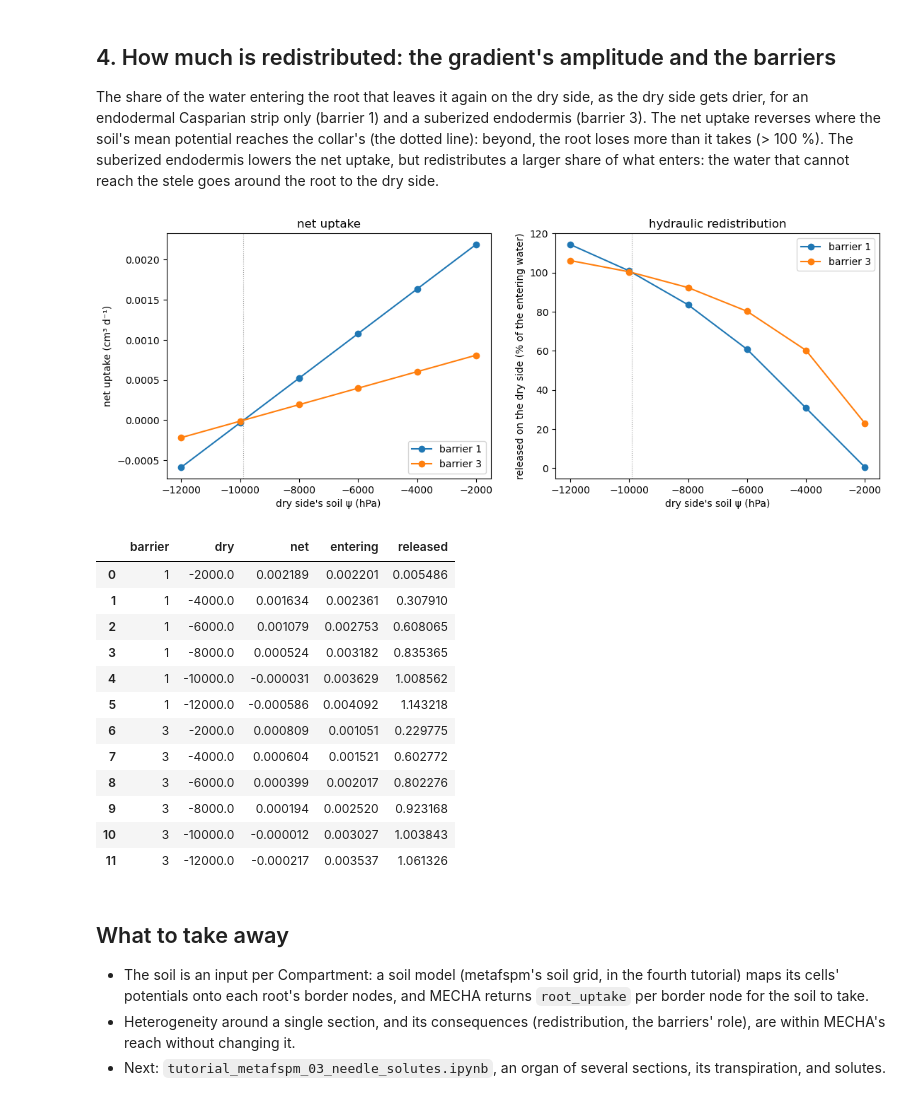
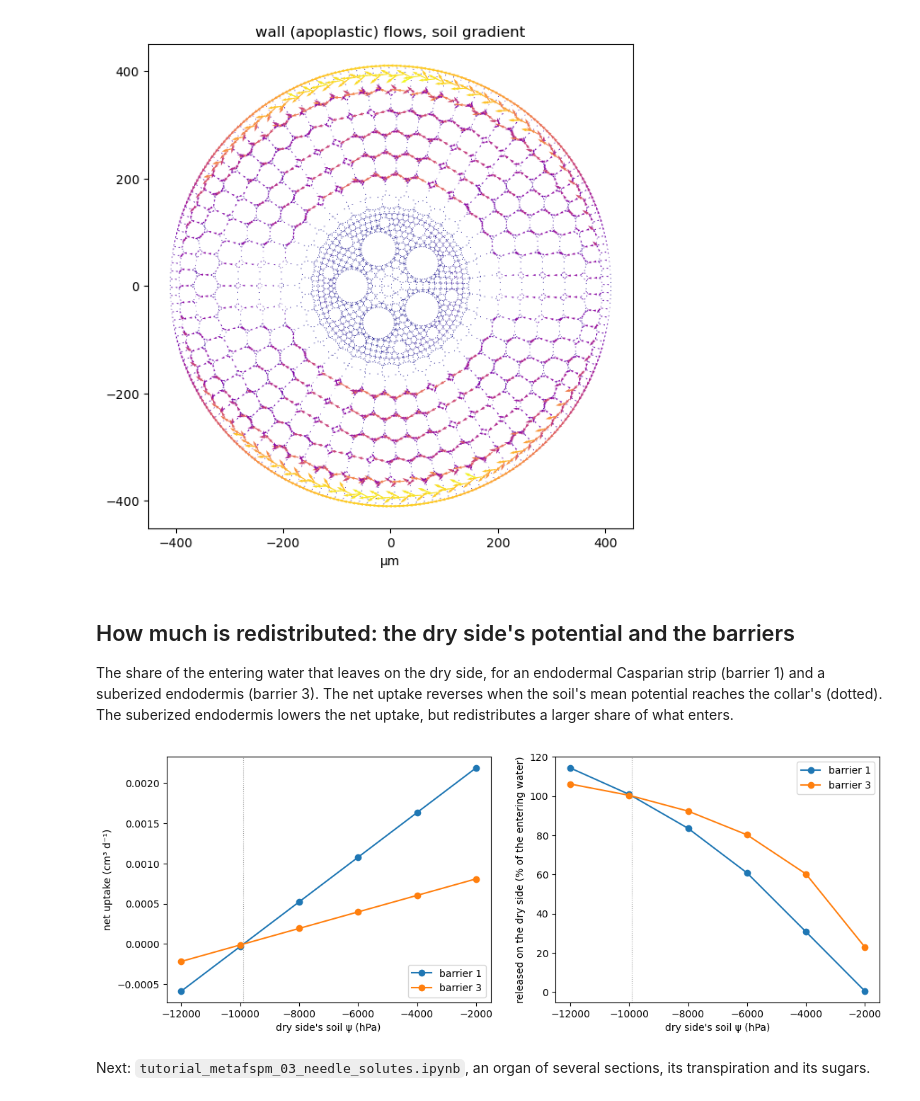
Before and after one commit to openalea-incubator/MECHA-dev, a Jupyter notebook: example/tutorials/tutorial_metafspm_02_soil_gradient.ipynb, the cells around one changed output. Cells and saved outputs as stored; diff of their text form; code cells hidden in the pictures.

```diff
--- a/example/tutorials/tutorial_metafspm_02_soil_gradient.ipynb
+++ b/example/tutorials/tutorial_metafspm_02_soil_gradient.ipynb
@@ -114,0 +53,23 @@ pd.DataFrame({name: {"net uptake (cm³ d⁻¹)": r["total"], "entering": r["ente
+# %%
+border = ds.get("soil_conductance") > 0
+x, y = ds.get("section_x"), ds.get("section_y")
+angle = np.arctan2(y - y[border].mean(), x - x[border].mean())
+
+
+def soil(wet, dry):
+    return np.where(border, (wet + dry) / 2 + (wet - dry) / 2 * np.cos(angle), 0.)
+
+
+def solve(soil_psi):
+    """The soil model's role: give soil_psi; then one step. Returns the uptake per node (+ into the root)."""
+    ds.set("soil_psi", soil_psi)
+    scene.run()
+    return ds.get("root_uptake").copy()
+
+
+gradient = solve(soil(-100., -8000.))
+gradient_frame = plots.port_frame(mecha, segment, psi="psi", flow="flow")
+uniform = solve(np.where(border, soil(-100., -8000.)[border].mean(), 0.))       # the same mean, everywhere
+uniform_frame = plots.port_frame(mecha, segment, psi="psi", flow="flow")
+pd.DataFrame({name: {"net uptake": u.sum(), "entering": u[u > 0].sum(), "leaving": max(0., -u[u < 0].sum())}
+              for name, u in (("gradient", gradient), ("uniform, same mean", uniform))}).T
@@ -158,52 +105,34 @@ plt.show()
+# %%
+fig, ax = plt.subplots(figsize=(7, 7))
+plots.flow_vectors(ax, gradient_frame, path="wall", title="wall (apoplastic) flows, soil gradient")
+plt.show()
+# %% [output]
+[figure, added]
 # %% [markdown]
-## 4. How much is redistributed: the gradient's amplitude and the barriers
+## How much is redistributed: the dry side's potential and the barriers
 
-The share of the water entering the root that leaves it again on the dry side, as the dry side gets drier, for an
-endodermal Casparian strip only (barrier 1) and a suberized endodermis (barrier 3). The net uptake reverses where the
-soil's mean potential reaches the collar's (the dotted line): beyond, the root loses more than it takes (> 100 %).
-The suberized endodermis lowers the net uptake, but redistributes a larger share of what enters: the water that
-cannot reach the stele goes around the root to the dry side.
+The share of the entering water that leaves on the dry side, for an endodermal Casparian strip (barrier 1) and a
+suberized endodermis (barrier 3). The net uptake reverses when the soil's mean potential reaches the collar's
+(dotted). The suberized endodermis lowers the net uptake, but redistributes a larger share of what enters.
 # %%
 rows = []
 for barrier in (1., 3.):
     ds.set("barrier", np.full(ds.n_nodes(), barrier))
     for dry in (-2000., -4000., -6000., -8000., -10000., -12000.):
-        r = solve(soil_around(WET, dry))
-        rows.append(dict(barrier=int(barrier), dry=dry, net=r["total"], entering=r["entering"],
-                         released=r["leaving"] / r["entering"]))
+        u = solve(soil(-100., dry))
+        rows.append(dict(barrier=int(barrier), dry=dry, net=u.sum(), released=-u[u < 0].sum() / u[u > 0].sum()))
 table = pd.DataFrame(rows)
 fig, axes = plt.subplots(1, 2, figsize=(13, 4.5))
 for barrier, rows_b in table.groupby("barrier"):
     axes[0].plot(rows_b["dry"], rows_b["net"], "o-", label=f"barrier {barrier}")
     axes[1].plot(rows_b["dry"], 100 * rows_b["released"], "o-", label=f"barrier {barrier}")
-axes[0].set(xlabel="dry side's soil ψ (hPa)", ylabel="net uptake (cm³ d⁻¹)", title="net uptake")
-axes[1].set(xlabel="dry side's soil ψ (hPa)", ylabel="released on the dry side (% of the entering water)",
-            title="hydraulic redistribution")
+axes[0].set(xlabel="dry side's soil ψ (hPa)", ylabel="net uptake (cm³ d⁻¹)")
+axes[1].set(xlabel="dry side's soil ψ (hPa)", ylabel="released on the dry side (% of the entering water)")
 for ax in axes:
-    ax.axvline(2 * COLLAR - WET, color="0.6", lw=0.8, ls=":")              # the soil's mean at the collar's
+    ax.axvline(2 * COLLAR + 100., color="0.6", lw=0.8, ls=":")
     ax.legend()
 plt.show()
-table.round(6)
 # %% [output]
-[figure, old version]
+[figure, new version]
-|  | barrier | dry | net | entering | released |
-| 0 | 1 | -2000.0 | 0.002189 | 0.002201 | 0.005486 |
-| 1 | 1 | -4000.0 | 0.001634 | 0.002361 | 0.307910 |
-| 2 | 1 | -6000.0 | 0.001079 | 0.002753 | 0.608065 |
-| 3 | 1 | -8000.0 | 0.000524 | 0.003182 | 0.835365 |
-| 4 | 1 | -10000.0 | -0.000031 | 0.003629 | 1.008562 |
-| 5 | 1 | -12000.0 | -0.000586 | 0.004092 | 1.143218 |
-| 6 | 3 | -2000.0 | 0.000809 | 0.001051 | 0.229775 |
-| 7 | 3 | -4000.0 | 0.000604 | 0.001521 | 0.602772 |
-| 8 | 3 | -6000.0 | 0.000399 | 0.002017 | 0.802276 |
-| 9 | 3 | -8000.0 | 0.000194 | 0.002520 | 0.923168 |
-| 10 | 3 | -10000.0 | -0.000012 | 0.003027 | 1.003843 |
-| 11 | 3 | -12000.0 | -0.000217 | 0.003537 | 1.061326 |
-# %% [markdown]
-## What to take away
-
-- The soil is an input per Compartment: a soil model (metafspm's soil grid, in the fourth tutorial) maps its cells'
-  potentials onto each root's border nodes, and MECHA returns `root_uptake` per border node for the soil to take.
-- Heterogeneity around a single section, and its consequences (redistribution, the barriers' role), are within
-  MECHA's reach without changing it.
-- Next: `tutorial_metafspm_03_needle_solutes.ipynb`, an organ of several sections, its transpiration, and solutes.
+# %% [markdown]
+Next: `tutorial_metafspm_03_needle_solutes.ipynb`, an organ of several sections, its transpiration and its sugars.
```
Also changed, not shown: parts of 15 cells of this notebook, 4 other files.
